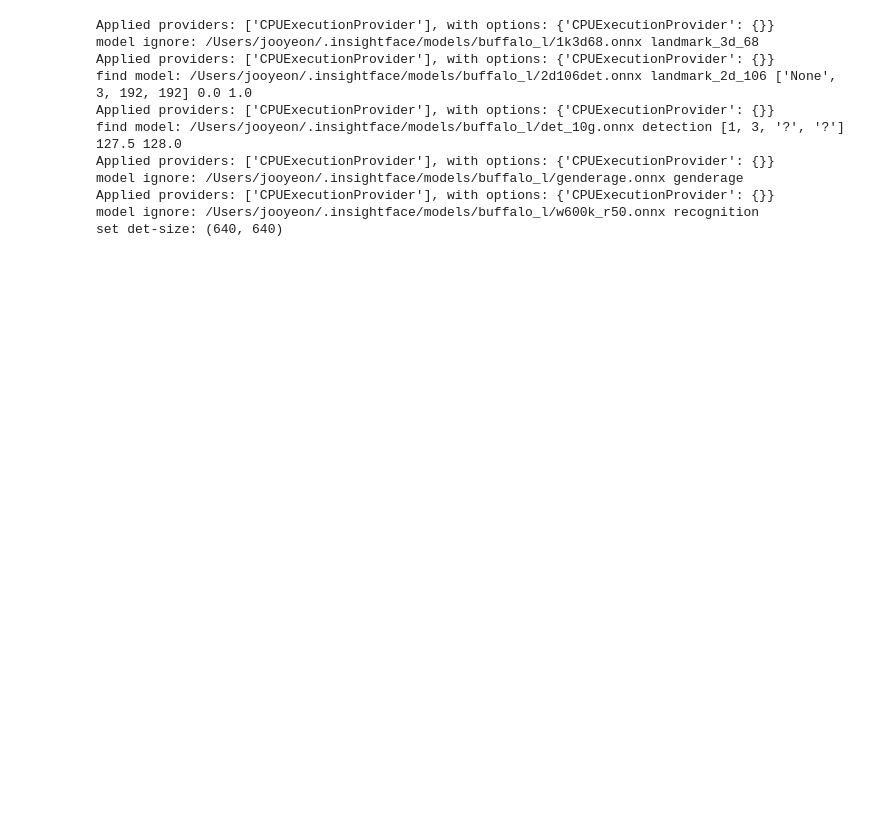
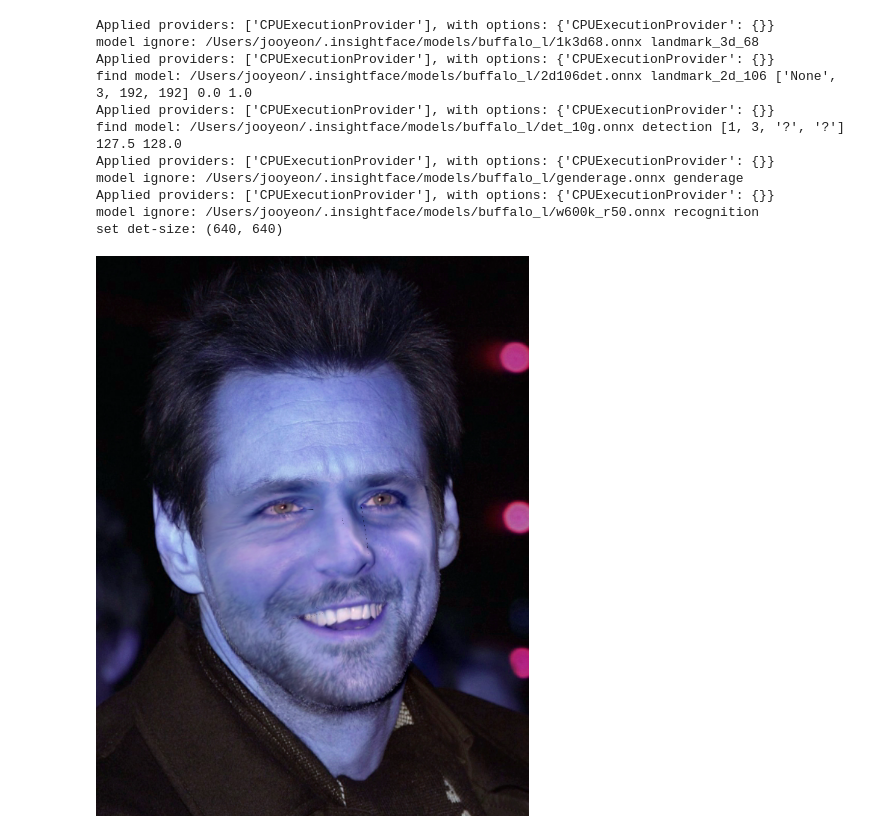
Before and after one commit to SWM13-EveryonePick/everyonepick-ai, a Jupyter notebook: Face Mesh Application using OpenCV and insightface.ipynb, the cells around one changed output. Drawn from its saved outputs; the diff is of its cells as text; code cells hidden in the pictures; blank space fills up the shorter version.

Commit message:
[PICK-36] ADD: OpenCV와 insight를 이용한 Face Swap 테스트 코드 추가

```diff
--- a/Face Mesh Application using OpenCV and insightface.ipynb
+++ b/Face Mesh Application using OpenCV and insightface.ipynb
@@ -108,0 +133,3 @@ for face in faces:
+# %%
+lines_space_mask = np.zeros_like(img_gray)
+lines_space_new_face = np.zeros_like(img2)
@@ -108,0 +192,17 @@ for face in faces:
+# %%
+# destination 얼굴에 source 얼굴 합성하기
+img2_face_mask = np.zeros_like(img2_gray)
+img2_head_mask = cv2.fillConvexPoly(img2_face_mask, convexhull2, 255)
+img2_face_mask = cv2.bitwise_not(img2_head_mask)
+# %%
+img2_head_noface = cv2.bitwise_and(img2, img2, mask=img2_face_mask)
+result = cv2.add(img2_head_noface, img2_new_face)
+# %%
+# 합성이 자연스럽도록 색 조정
+(x, y, w, h) = cv2.boundingRect(convexhull2)
+center_face2 = (int((x + x + w) / 2), int((y + y + h) / 2))
+seamlessclone = cv2.seamlessClone(result, img2, img2_head_mask, center_face2, cv2.NORMAL_CLONE)
+# %%
+Image.fromarray(seamlessclone)
+# %% [output]
+[figure, added]
```
Also changed, not shown: parts of 6 cells of this notebook.
